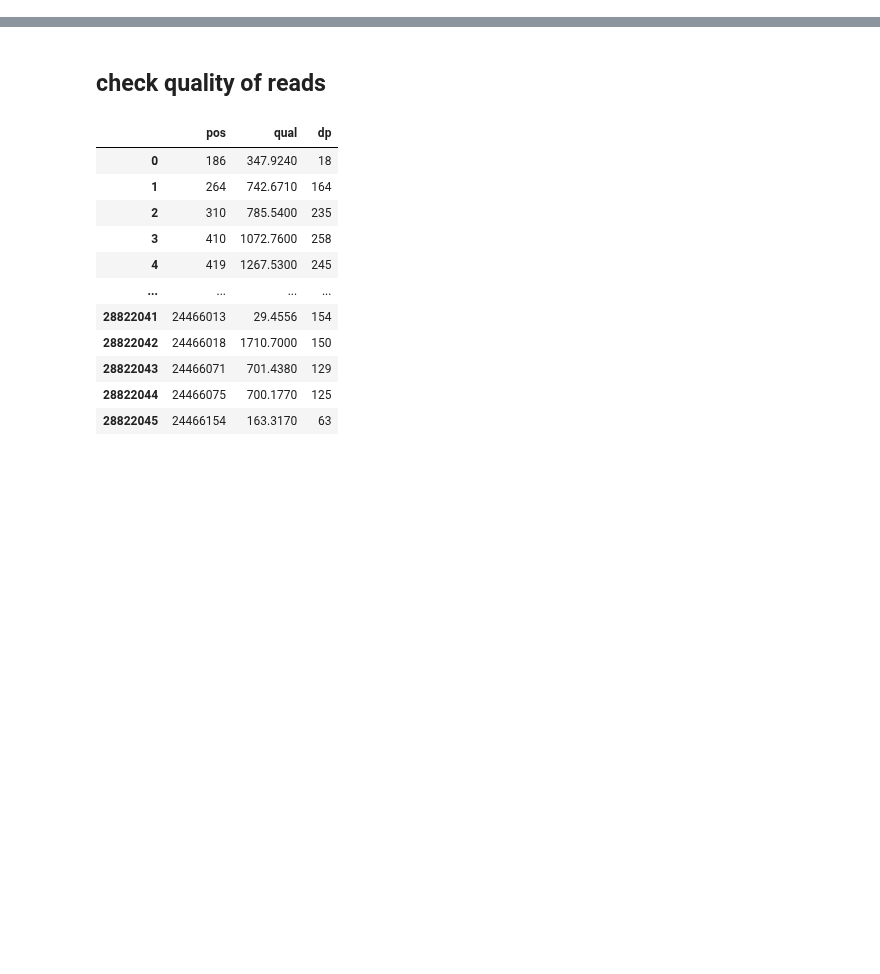
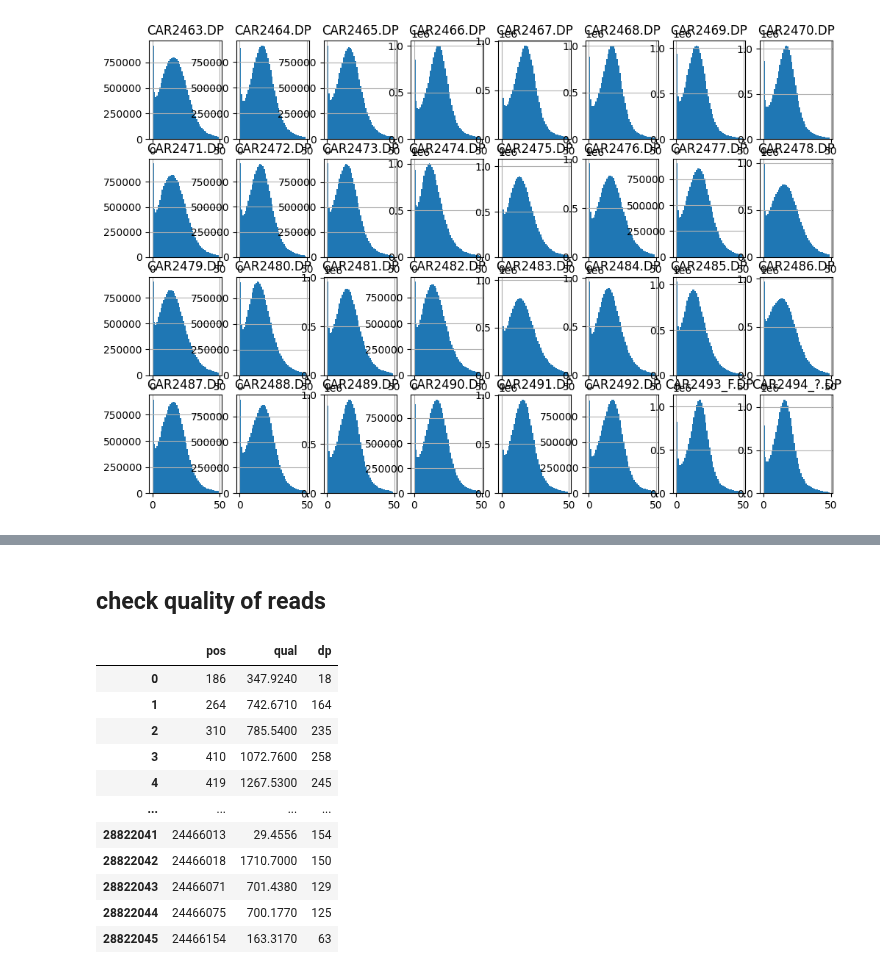
Before and after one commit to mitoclub/AquaSelection, a Jupyter notebook: intersect.ipynb, the cells around one changed output, grey strips where cells are left out. Drawn from its saved outputs; the diff is of its cells as text; code cells hidden in the pictures; blank space fills up the shorter version.

```diff
--- a/intersect.ipynb
+++ b/intersect.ipynb
@@ -6,0 +47,3 @@ import tqdm
+# %%
+df = pd.read_csv('./data/interim/redo/carps32.SNPs.v3.table', sep='\t')
+df
@@ -6,0 +64,8 @@ import tqdm
+# %%
+plt.figure(figsize=(12, 8))
+for i,s in enumerate([x for x in df.columns if '.DP' in x], 1):
+    plt.subplot(4, 8, i)
+    df[s][df[s]<50].hist(bins=50)
+    plt.title(s)
+# %% [output]
+[figure, added]
```
Also changed, not shown: parts of 24 cells of this notebook, 12 other files.
